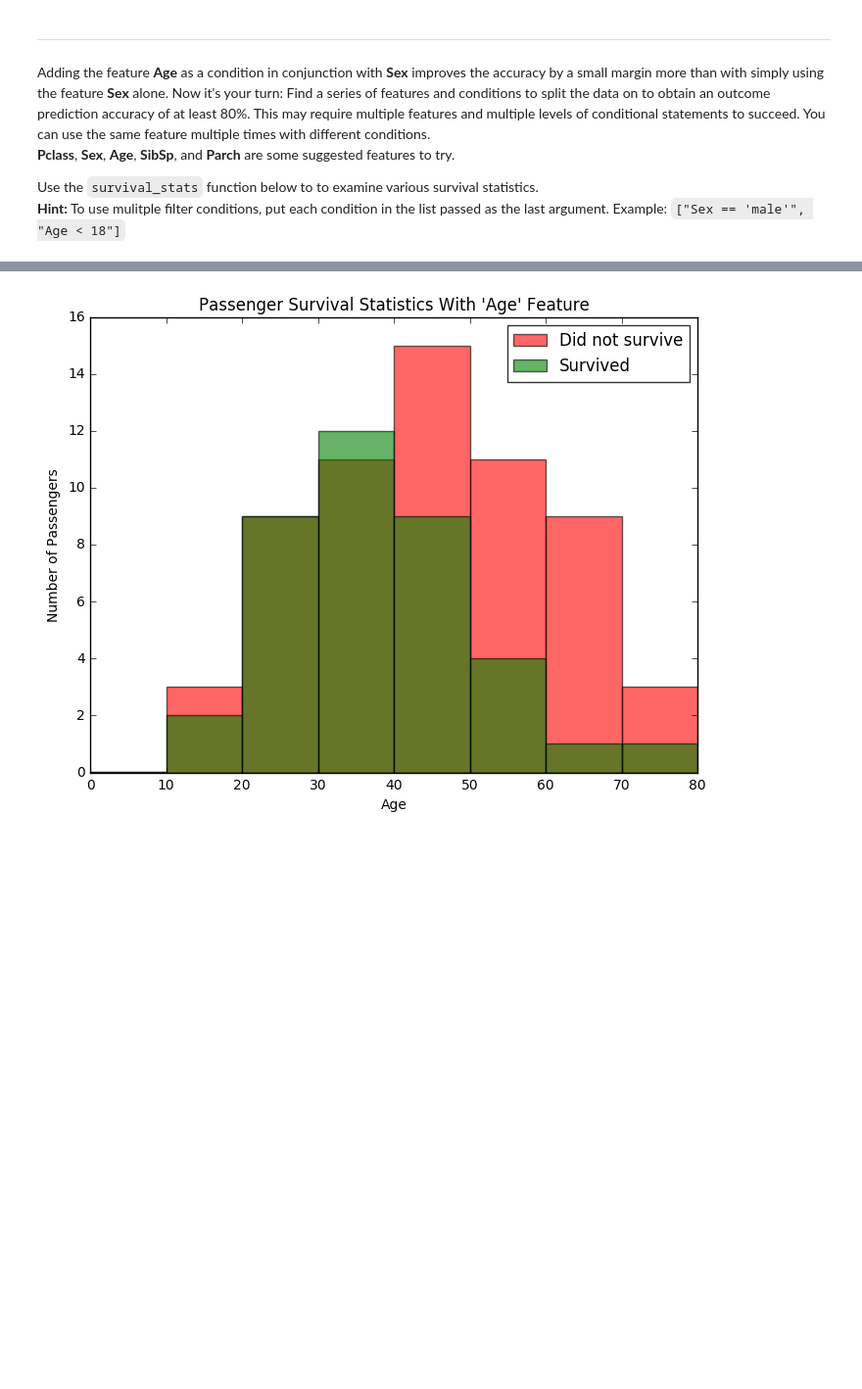
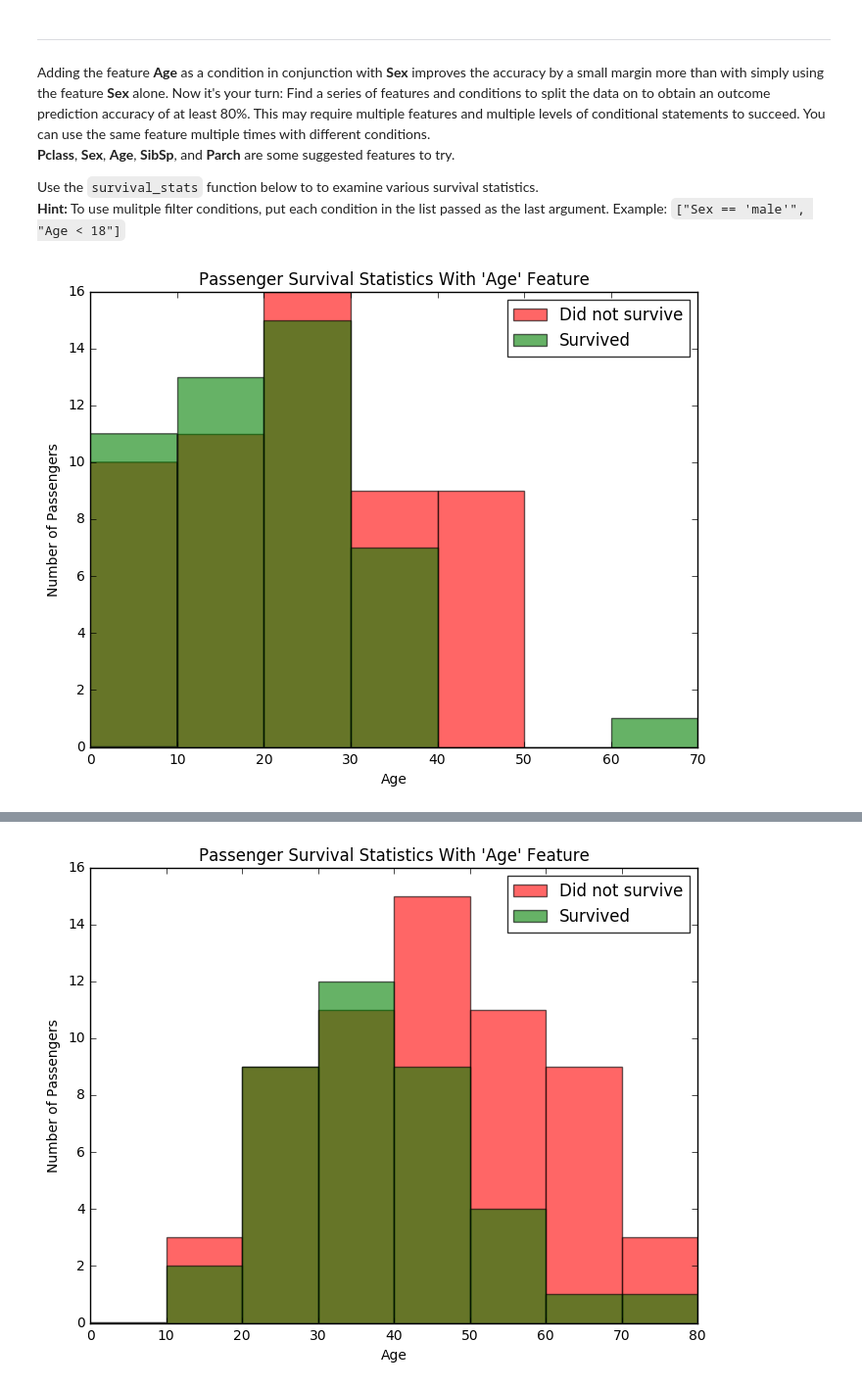
Before and after one commit to WangYuTum/MyUdacityML, a Jupyter notebook: projects/titanic_survival_exploration/titanic_survival_exploration.ipynb, the cells around one changed output, grey strips where cells are left out. Shown: that part at 98% size. Cells and saved outputs as stored; diff of their text form; code cells hidden in the pictures; blank space fills up the shorter version.

```diff
--- a/projects/titanic_survival_exploration/titanic_survival_exploration.ipynb
+++ b/projects/titanic_survival_exploration/titanic_survival_exploration.ipynb
@@ -216,3 +213,7 @@ Adding the feature **Age** as a condition in conjunction with **Sex** improves t
 
 Use the `survival_stats` function below to to examine various survival statistics.
 **Hint:** To use mulitple filter conditions, put each condition in the list passed as the last argument. Example: `["Sex == 'male'", "Age < 18"]`
+# %%
+vs.survival_stats(data, outcomes, 'Age',["Sex == 'female'", "Pclass == 3"])
+# %% [output]
+[figure, added]
```
Also changed, not shown: parts of 8 cells of this notebook, 1 other file.
